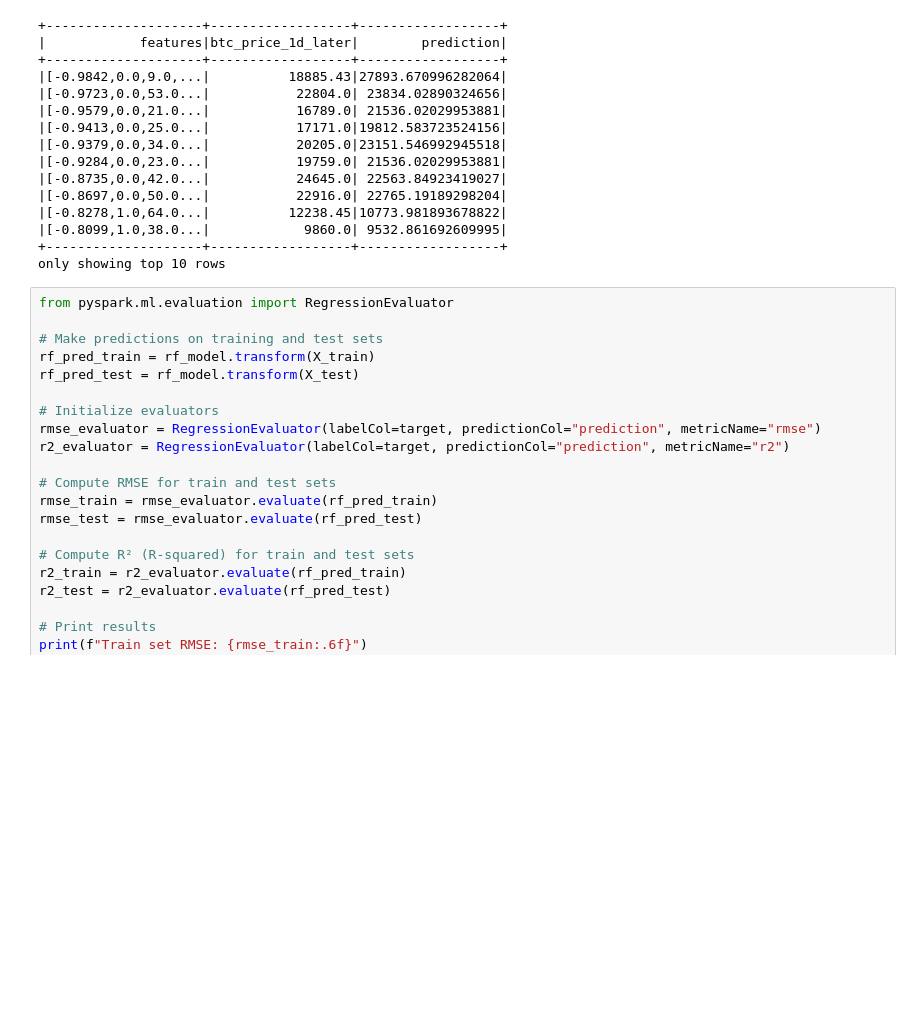
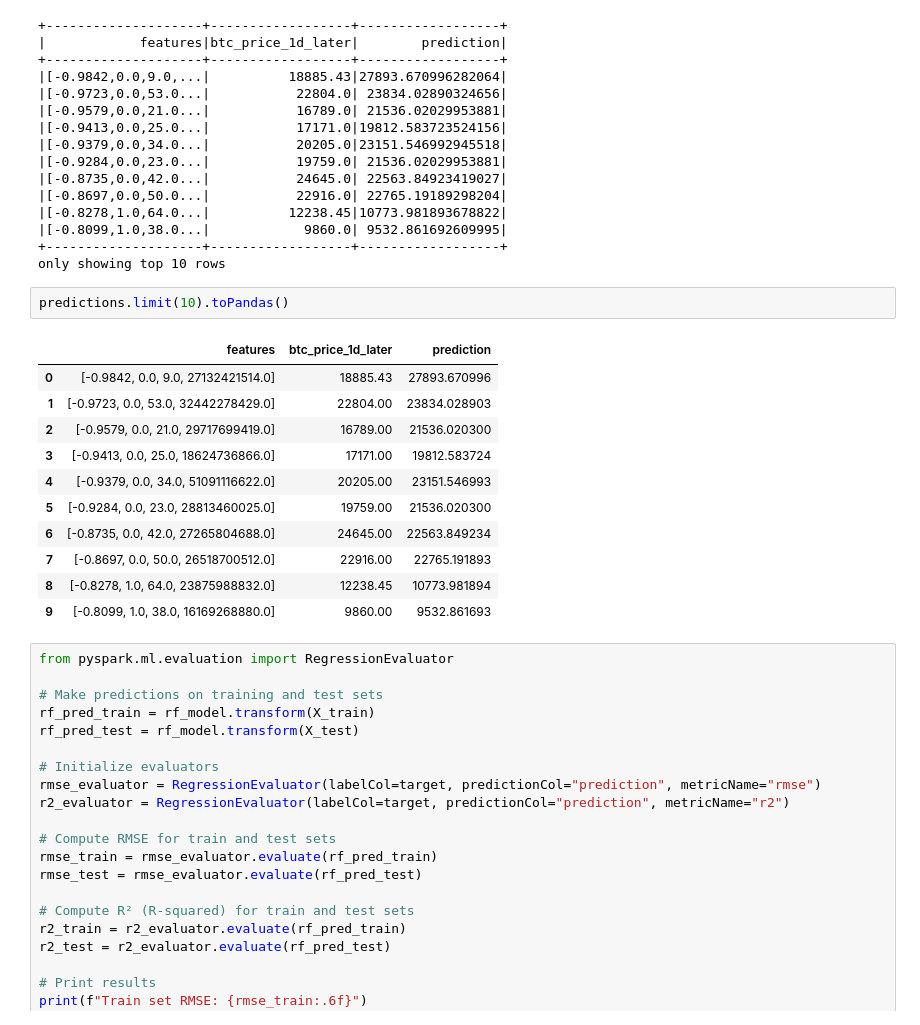
Before and after one commit to brunnerlucas/Trump_sentiment_analysis, a Jupyter notebook: [4] ML_regression.ipynb, the cells around one changed output. Cells and saved outputs as stored; diff of their text form; blank space fills up the shorter version.

```diff
--- a/[4] ML_regression.ipynb
+++ b/[4] ML_regression.ipynb
@@ -227,6 +254,20 @@ predictions.select("features", target, "prediction").show(10)
 |[-0.8099,1.0,38.0...|            9860.0| 9532.861692609995|
 +--------------------+------------------+------------------+
 only showing top 10 rows
+# %%
+predictions.limit(10).toPandas()
+# %% [output]
+|  | features | btc_price_1d_later | prediction |
+| 0 | [-0.9842, 0.0, 9.0, 27132421514.0] | 18885.43 | 27893.670996 |
+| 1 | [-0.9723, 0.0, 53.0, 32442278429.0] | 22804.00 | 23834.028903 |
+| 2 | [-0.9579, 0.0, 21.0, 29717699419.0] | 16789.00 | 21536.020300 |
+| 3 | [-0.9413, 0.0, 25.0, 18624736866.0] | 17171.00 | 19812.583724 |
+| 4 | [-0.9379, 0.0, 34.0, 51091116622.0] | 20205.00 | 23151.546993 |
+| 5 | [-0.9284, 0.0, 23.0, 28813460025.0] | 19759.00 | 21536.020300 |
+| 6 | [-0.8735, 0.0, 42.0, 27265804688.0] | 24645.00 | 22563.849234 |
+| 7 | [-0.8697, 0.0, 50.0, 26518700512.0] | 22916.00 | 22765.191893 |
+| 8 | [-0.8278, 1.0, 64.0, 23875988832.0] | 12238.45 | 10773.981894 |
+| 9 | [-0.8099, 1.0, 38.0, 16169268880.0] | 9860.00 | 9532.861693 |
 # %%
 from pyspark.ml.evaluation import RegressionEvaluator
 
```
Also changed, not shown: parts of 3 cells of this notebook, 1 other file.
